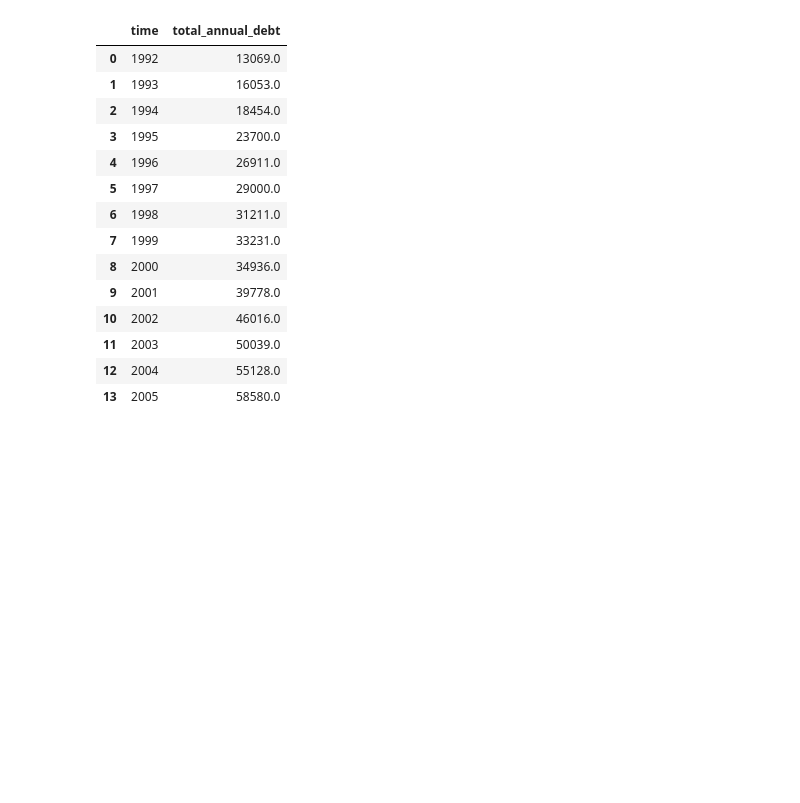
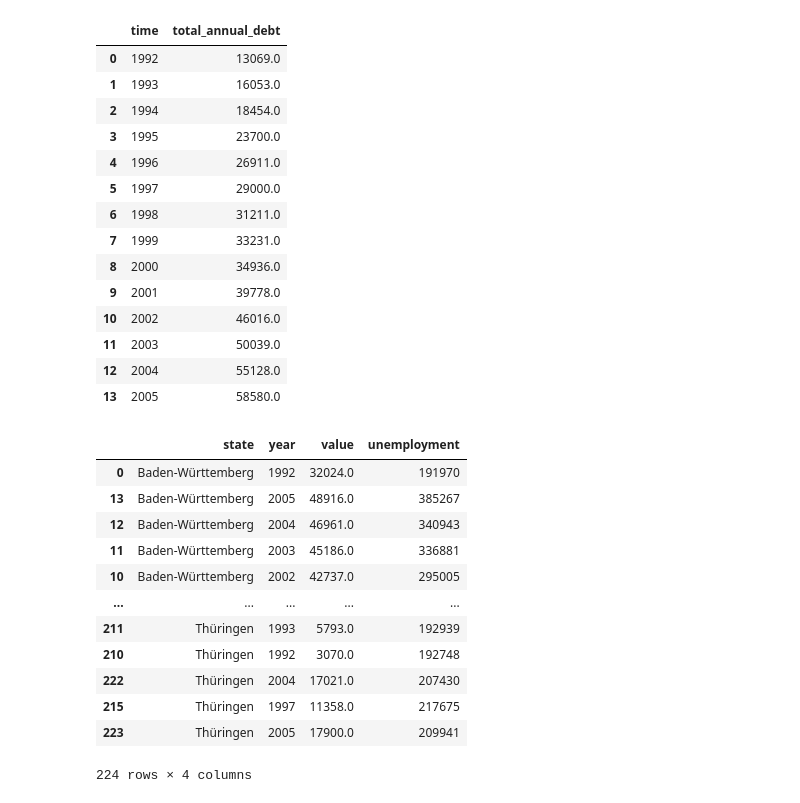
Before and after one commit to ruetzmax/debt-vis, a Jupyter notebook: data.ipynb, the cells around one changed output. Drawn from its saved outputs; the diff is of its cells as text; code cells hidden in the pictures; blank space fills up the shorter version.

```diff
--- a/data.ipynb
+++ b/data.ipynb
@@ -27,3 +28,32 @@ filtered_df
 | 11 | 2003 | 50039.0 |
 | 12 | 2004 | 55128.0 |
 | 13 | 2005 | 58580.0 |
+# %%
+debt = load_debt_data()[['state', 'year', 'value']]
+unemployment = total_annual_unemployment()
+
+debt_grouped = debt.groupby(['state','year'], as_index=False).agg({'value': 'sum'})
+
+# Debt data covers full span so only need to search other features, extend to more features
+min_year = min(debt_grouped['year'])
+max_year = max(debt_grouped['year'])
+
+unemployment = filter_by_years(unemployment, min_year, max_year)
+
+combined = debt_grouped.sort_values('state')
+combined['unemployment'] = unemployment.sort_values('state')['value'].values
+combined
+# %% [output]
+|  | state | year | value | unemployment |
+| 0 | Baden-Württemberg | 1992 | 32024.0 | 191970 |
+| 13 | Baden-Württemberg | 2005 | 48916.0 | 385267 |
+| 12 | Baden-Württemberg | 2004 | 46961.0 | 340943 |
+| 11 | Baden-Württemberg | 2003 | 45186.0 | 336881 |
+| 10 | Baden-Württemberg | 2002 | 42737.0 | 295005 |
+| ... | ... | ... | ... | ... |
+| 211 | Thüringen | 1993 | 5793.0 | 192939 |
+| 210 | Thüringen | 1992 | 3070.0 | 192748 |
+| 222 | Thüringen | 2004 | 17021.0 | 207430 |
+| 215 | Thüringen | 1997 | 11358.0 | 217675 |
+| 223 | Thüringen | 2005 | 17900.0 | 209941 |
+224 rows × 4 columns
```
Also changed, not shown: parts of 2 cells of this notebook, 3 other files.
